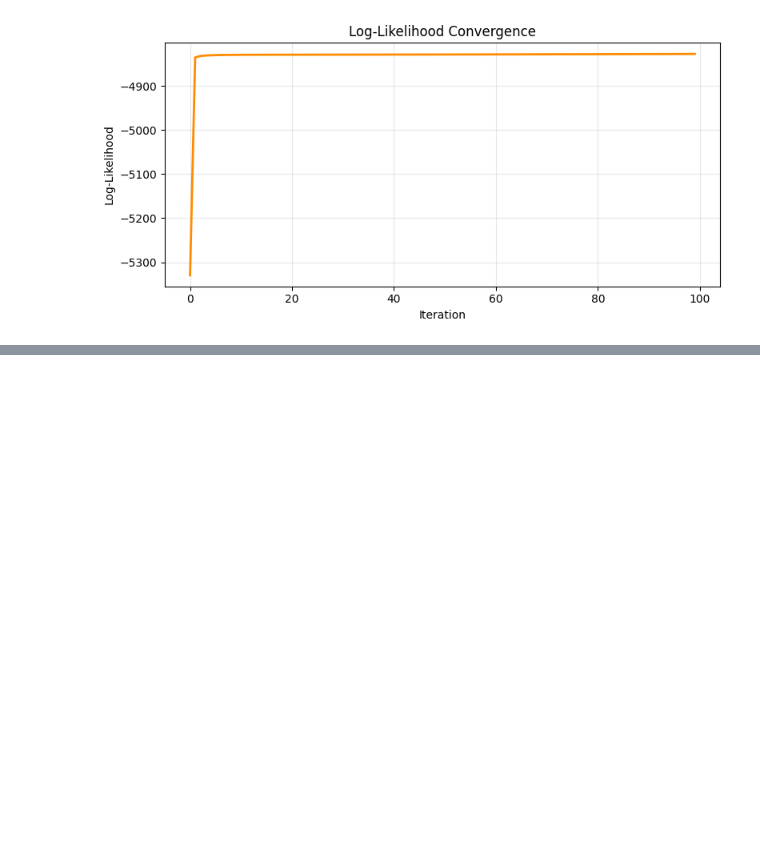
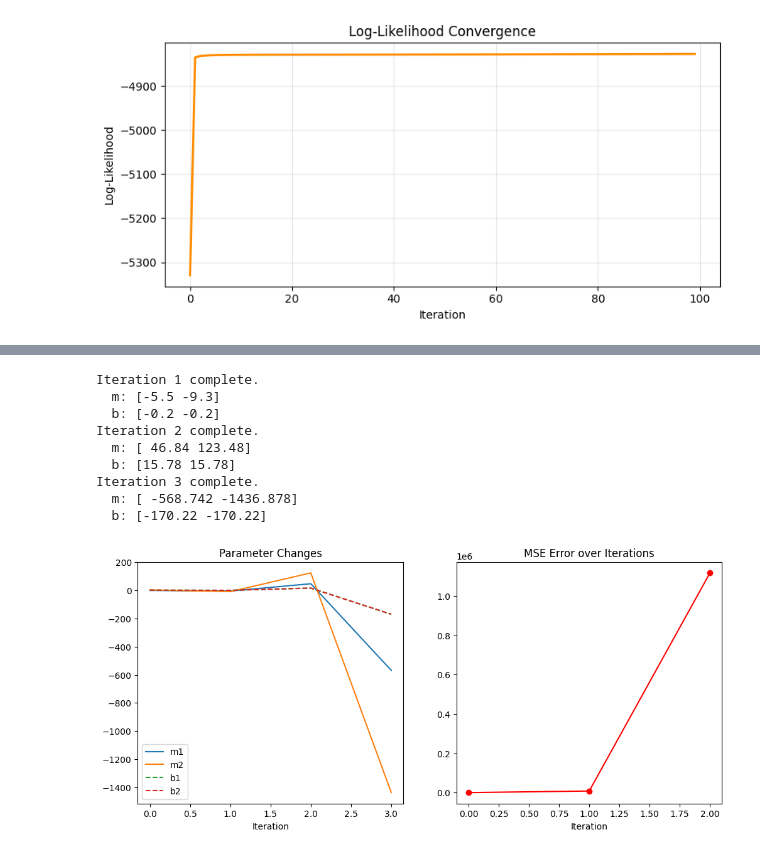
Before and after one commit to rachealA924/Formative3-Probability-Distributions-Assignment_Group22, a Jupyter notebook: Formative3_Probability_Distributions_Assignment_Group22.ipynb, the cells around one changed output, grey strips where cells are left out. Saved outputs shown, nothing was run; the diff lists cells and outputs as text; code cells hidden in the pictures; blank space fills up the shorter version.

```diff
--- a/Formative3_Probability_Distributions_Assignment_Group22.ipynb
+++ b/Formative3_Probability_Distributions_Assignment_Group22.ipynb
@@ -408,0 +414,79 @@ plt.show()
+# %%
+import numpy as np
+import matplotlib.pyplot as plt
+
+# Initial values from your Part 3
+m = np.array([-1.0, 2.0])  #
+b = np.array([1.0, 1.0])
+learning_rate = 0.1
+
+# Data
+X = np.array([[1, 3], [4, 10]])
+y = np.array([5, 6])
+
+# Storage for plotting
+m_history = [m.copy()]
+b_history = [b.copy()]
+mse_history = []
+
+def compute_mse(y_pred, y):
+    return np.mean((y_pred - y)**2)
+
+# Perform 3 iterations
+for i in range(3):
+    # 1. Predictions
+    y_pred = np.dot(X, m) + b
+
+    # 2. Error
+    error = y_pred - y
+    mse_history.append(compute_mse(y_pred, y))
+
+    # 3. Gradients
+    n = len(y)
+    m_gradient = (2/n) * np.dot(X.T, error)
+    b_gradient = (2/n) * np.sum(error)
+
+    # 4. Update
+    m = m - learning_rate * m_gradient
+    b = b - learning_rate * b_gradient
+
+    # Store
+    m_history.append(m.copy())
+    b_history.append(b.copy())
+
+    print(f"Iteration {i+1} complete.")
+    print(f"  m: {m}")
+    print(f"  b: {b}")
+
+# Plotting
+m_history = np.array(m_history)
+b_history = np.array(b_history)
+
+plt.figure(figsize=(12, 5))
+
+# Plot Parameters
+plt.subplot(1, 2, 1)
+plt.plot(m_history, label=['m1', 'm2'])
+plt.plot(b_history, label=['b1', 'b2'], linestyle='--')
+plt.title("Parameter Changes")
+plt.xlabel("Iteration")
+plt.legend()
+
+# Plot Error
+plt.subplot(1, 2, 2)
+plt.plot(mse_history, color='red', marker='o')
+plt.title("MSE Error over Iterations")
+plt.xlabel("Iteration")
+
+plt.show()
+# %% [output]
+Iteration 1 complete.
+  m: [-5.5 -9.3]
+  b: [-0.2 -0.2]
+Iteration 2 complete.
+  m: [ 46.84 123.48]
+  b: [15.78 15.78]
+Iteration 3 complete.
+  m: [ -568.742 -1436.878]
+  b: [-170.22 -170.22]
+[figure, added]
```
Also changed, not shown: parts of 27 cells of this notebook.
